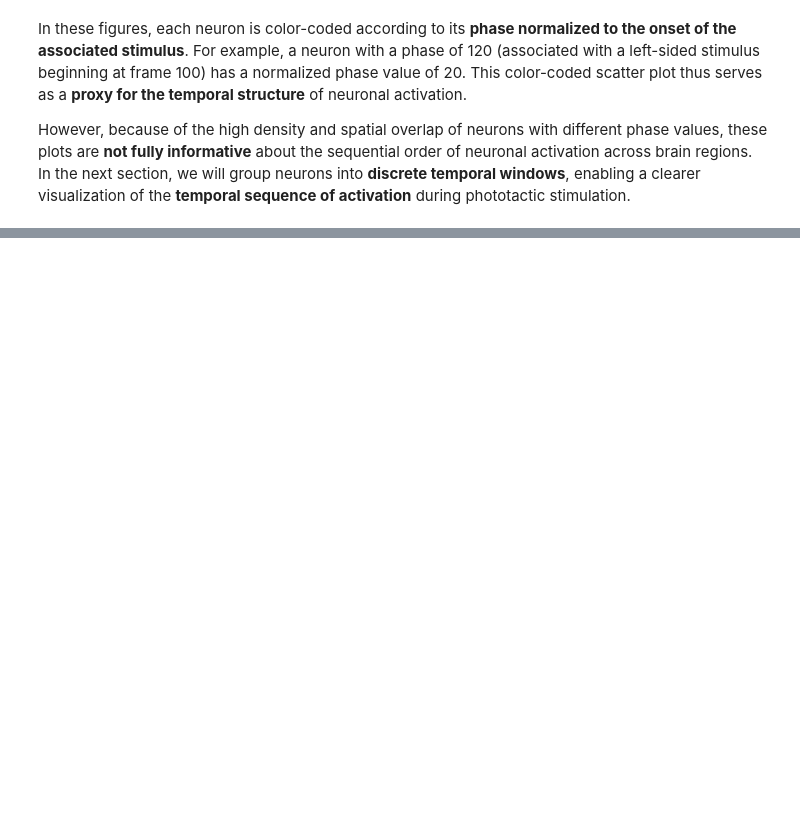
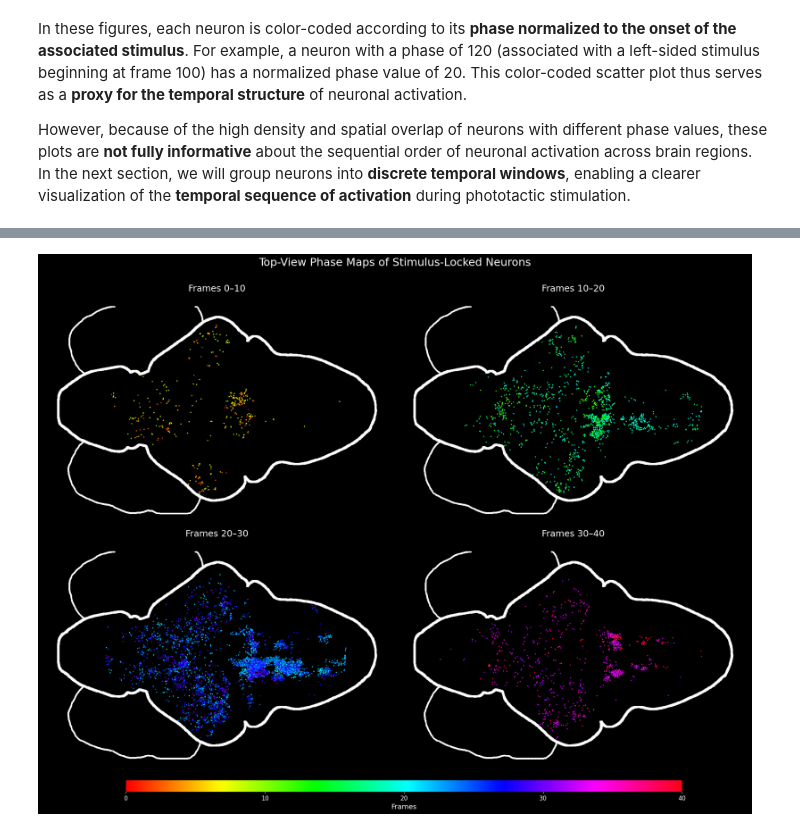
Before and after one commit to JingpinLiu/Fourier, a Jupyter notebook: notebooks/Fourier_Analysis_Demo.ipynb, the cells around one changed output, grey strips where cells are left out. Cells and saved outputs as stored; diff of their text form; code cells hidden in the pictures; blank space fills up the shorter version.

```diff
--- a/notebooks/Fourier_Analysis_Demo.ipynb
+++ b/notebooks/Fourier_Analysis_Demo.ipynb
@@ -809,0 +890,64 @@ However, because of the high density and spatial overlap of neurons with differe
+# %%
+# Plotting
+def ordered_phase_subplot(left_phase, right_phase, left_color, right_color, phase_window, coordinate, xy_lines):
+    """
+    Draws 2×2 subplots showing phase-specific neuron activation maps,
+    with a phase color spectrum added at the bottom.
+    """
+    # --- Set up figure ---
+    fig, axes = plt.subplots(2, 2, figsize=(20, 16))
+    axes = axes.flatten()
+    fig.patch.set_facecolor('black')  # make entire figure background black
+
+    # ---- 2×2 panels ----
+    for idx, key in enumerate(phase_window.keys()):
+        ax = axes[idx]
+        low, high = phase_window[key]
+
+        # Extract neuron coordinates for each side
+        left_idx = left_phase[key]
+        right_idx = right_phase[key]
+
+        left_x  = [coordinate[i][1][0] for i in left_idx]
+        left_y  = [coordinate[i][1][1] for i in left_idx]
+        right_x = [coordinate[i][1][0] for i in right_idx]
+        right_y = [coordinate[i][1][1] for i in right_idx]
+
+        # --- Styling ---
+        ax.set_xticks([])
+        ax.set_yticks([])
+        for spine in ax.spines.values():
+            spine.set_visible(False)
+        ax.set_facecolor('black')
+
+        # --- Outline and neurons ---
+        ax.scatter(left_x,  left_y,  s=2, alpha=1, c=left_color[key])
+        ax.scatter(right_x, right_y, s=2, alpha=1, c=right_color[key])
+        ax.scatter(xy_lines[:, 0], xy_lines[:, 1], s=2, c="white", alpha=0.5)
+
+        # --- Titles ---
+        ax.set_title(f"Frames {low}–{high}", fontsize=18, pad=10, color='white')
+
+    # --- Global title & layout ---
+    fig.suptitle("Top-View Phase Maps of Stimulus-Locked Neurons",
+                 fontsize=22, y=0.95, color='white')
+    plt.tight_layout(rect=[0, 0.05, 1, 0.94])
+
+    # ---- Phase spectrum (bottom, thin bar) ----
+    ax_spec = fig.add_axes([0.125, 0.02, 0.775, 0.02])
+    gradient = np.linspace(0, 1, 256).reshape(1, -1)
+    ax_spec.imshow(gradient, aspect='auto', cmap='hsv', extent=[0, 40, 0, 1])
+    ax_spec.set_yticks([])
+    ax_spec.set_xticks([0, 10, 20, 30, 40])
+    ax_spec.set_xlabel("Frames", fontsize=14, color='white')
+    ax_spec.tick_params(axis='x', colors='white')  # make x ticks white ✅
+    ax_spec.set_xticklabels([0, 10, 20, 30, 40], fontsize=12, color='white')  # explicit tick labels ✅
+    for spine in ax_spec.spines.values():
+        spine.set_visible(False)
+    ax_spec.set_facecolor('black')
+
+    plt.show()
+
+ordered_phase_subplot(left_phase, right_phase, left_color, right_color, phase_window, coordinate, xy_lines)
+# %% [output]
+[figure, added]
```
Also changed, not shown: parts of 17 cells of this notebook.
